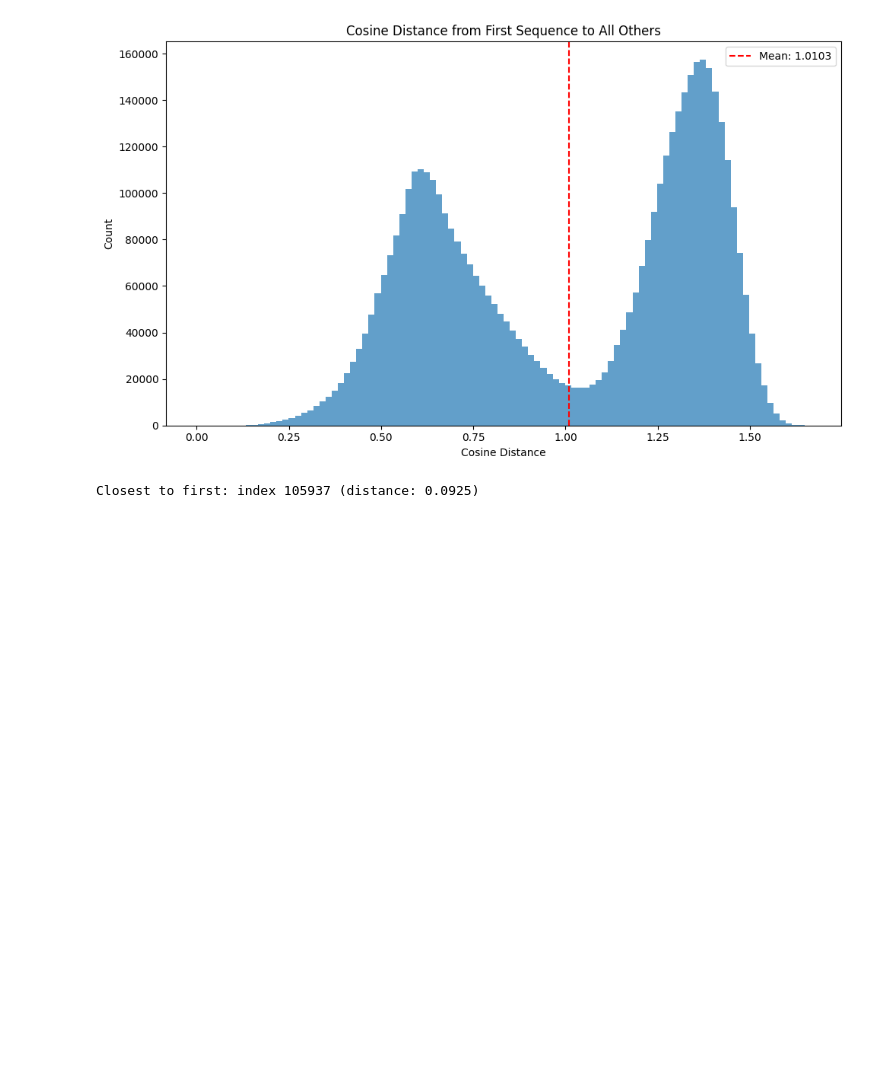
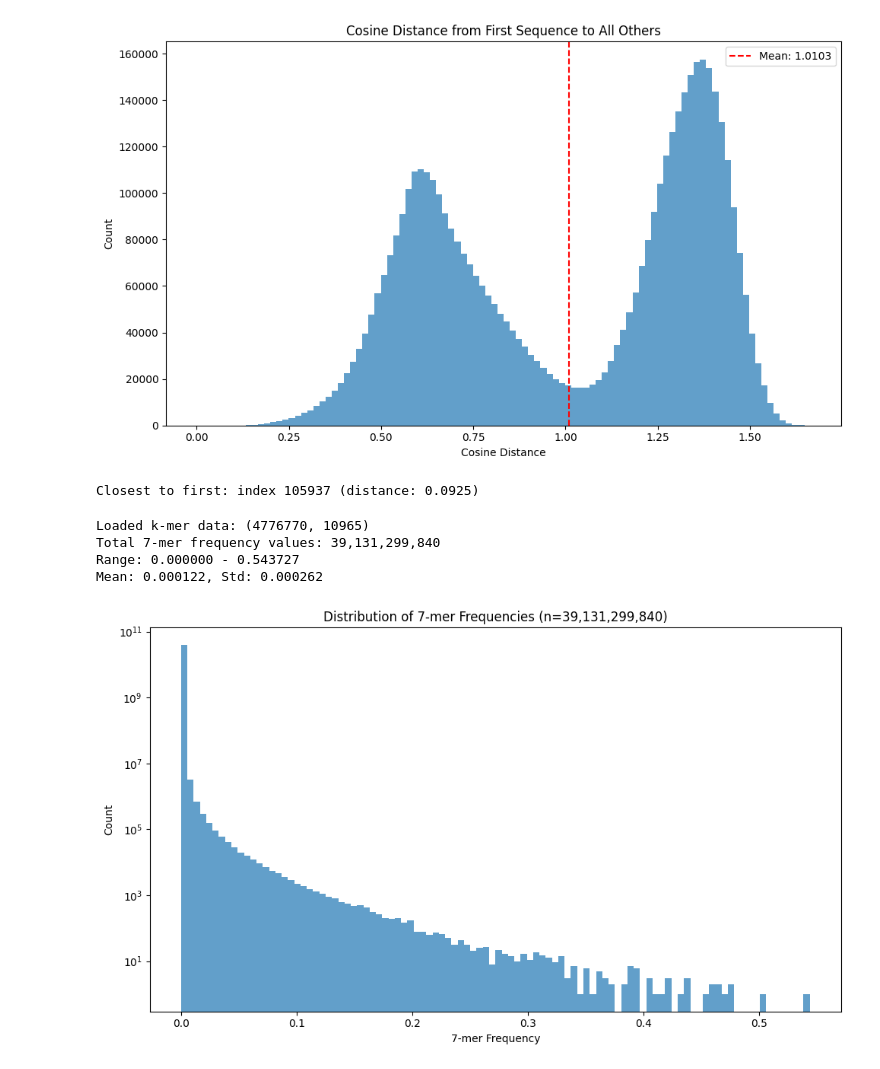
Before and after one commit to tnn111/Embedding, a Jupyter notebook: clustering.ipynb, the cells around one changed output. Drawn from its saved outputs; the diff is of its cells as text; code cells hidden in the pictures; blank space fills up the shorter version.

```diff
--- a/clustering.ipynb
+++ b/clustering.ipynb
@@ -94,3 +94,32 @@ closest_idx = distances.argmin() + 2  # +2 because: +1 for skipping first, +1 fo
 print(f'Closest to first: index {closest_idx} (distance: {distances.min():.4f})')
 # %% [output]
 Closest to first: index 105937 (distance: 0.0925)
+# %%
+import numpy as np
+import matplotlib.pyplot as plt
+
+# Load k-mer data
+kmers = np.load('Data/all_kmers.npy')
+print(f'Loaded k-mer data: {kmers.shape}')
+
+# Extract 7-mer frequencies (columns 1 through 8192, after length column)
+seven_mer_freqs = kmers[:, 1:8193].flatten()
+print(f'Total 7-mer frequency values: {len(seven_mer_freqs):,}')
+print(f'Range: {seven_mer_freqs.min():.6f} - {seven_mer_freqs.max():.6f}')
+print(f'Mean: {seven_mer_freqs.mean():.6f}, Std: {seven_mer_freqs.std():.6f}')
+
+# Plot histogram
+fig, ax = plt.subplots(figsize = (10, 6))
+ax.hist(seven_mer_freqs, bins = 100, edgecolor = 'none', alpha = 0.7)
+ax.set_xlabel('7-mer Frequency')
+ax.set_ylabel('Count')
+ax.set_title(f'Distribution of 7-mer Frequencies (n={len(seven_mer_freqs):,})')
+ax.set_yscale('log')
+plt.tight_layout()
+plt.show()
+# %% [output]
+Loaded k-mer data: (4776770, 10965)
+Total 7-mer frequency values: 39,131,299,840
+Range: 0.000000 - 0.543727
+Mean: 0.000122, Std: 0.000262
+[figure, added]
```
Also changed, not shown: 3 other files.
